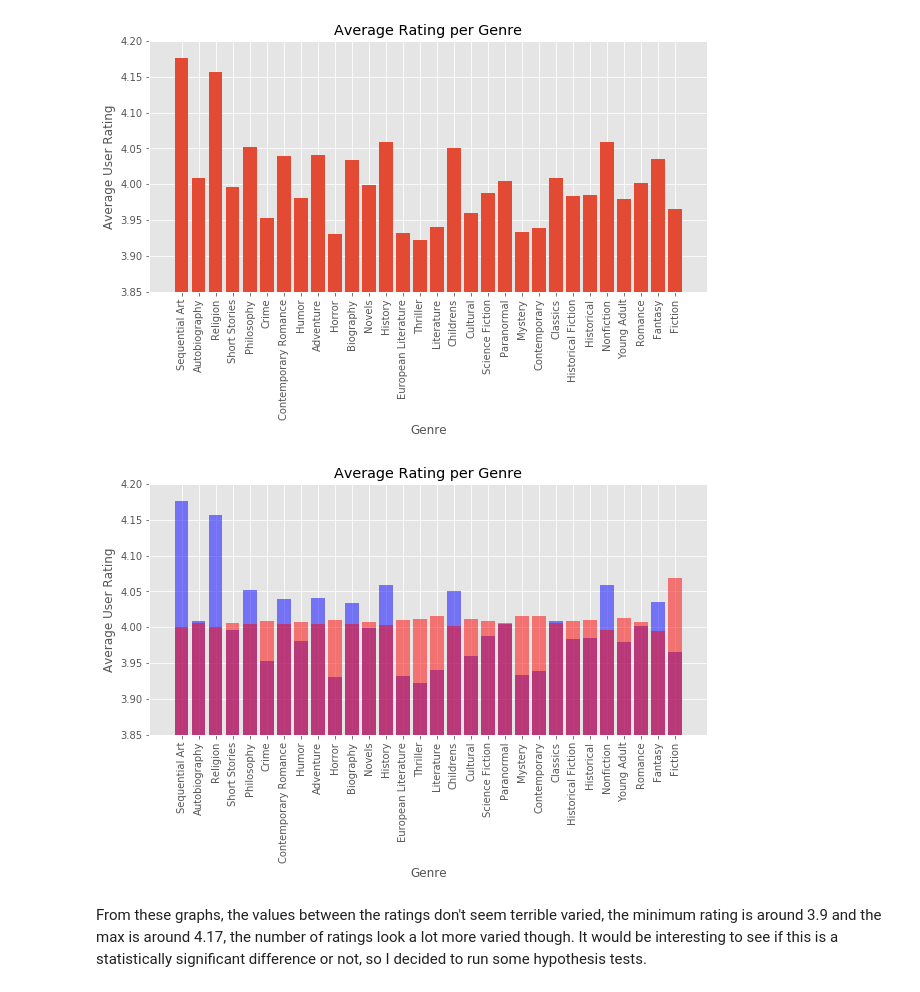
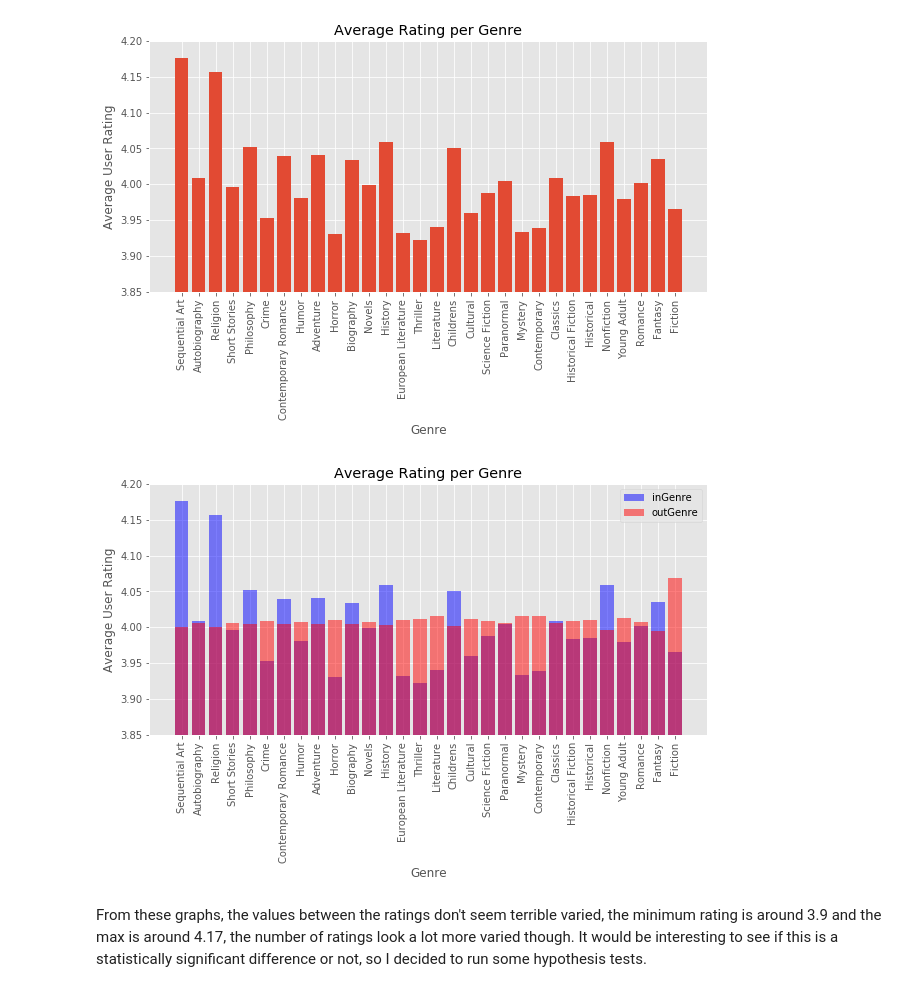
Before and after one commit to SerhanK989/GoodReadsGenreComparison, a Jupyter notebook: Analysis.ipynb, the cells around one changed output. Saved outputs shown, nothing was run; the diff lists cells and outputs as text; code cells hidden in the pictures.

```diff
--- a/Analysis.ipynb
+++ b/Analysis.ipynb
@@ -192,18 +194,19 @@ pass
 [figure]
 # %%
 plt.figure(figsize=(10,6))
-plt.bar(x = topGenres, height= genreAverages, color = colors, alpha = .5)
-plt.bar(x = topGenres, height= nonGenreAverages, color = comp_colors, alpha = .5)
+plt.bar(x = topGenres, height= genreAverages, color = colors, alpha = .5, label = 'inGenre')
+plt.bar(x = topGenres, height= nonGenreAverages, color = comp_colors, alpha = .5, label = 'outGenre')
 plt.ylim(3.85, 4.2)
 plt.xticks(rotation = 90)
 plt.gcf().subplots_adjust(bottom=0.3)
 plt.ylabel('Average User Rating')
 plt.xlabel('Genre')
 plt.title('Average Rating per Genre')
+plt.legend()
 plt.savefig('Images/ratingsComped.png')
 pass
 # %% [output]
-[figure, old version]
+[figure, new version]
 # %% [markdown]
 From these graphs, the values between the ratings don't seem terrible varied, the minimum rating is around 3.9 and the max is around 4.17, the number of ratings look a lot more varied though. It would be interesting to see if this is a statistically significant difference or not, so I decided to run some hypothesis tests.
 # %% [markdown]
```
Also changed, not shown: parts of 19 cells of this notebook, 5 other files.
